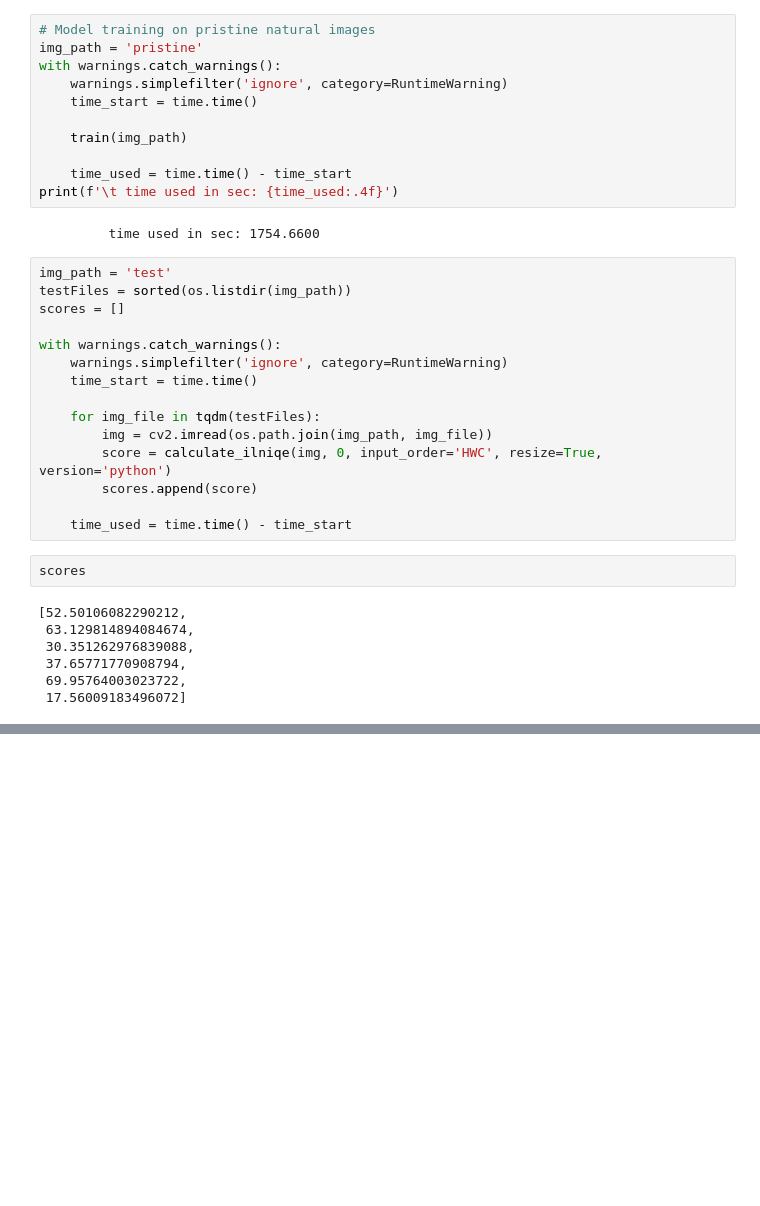
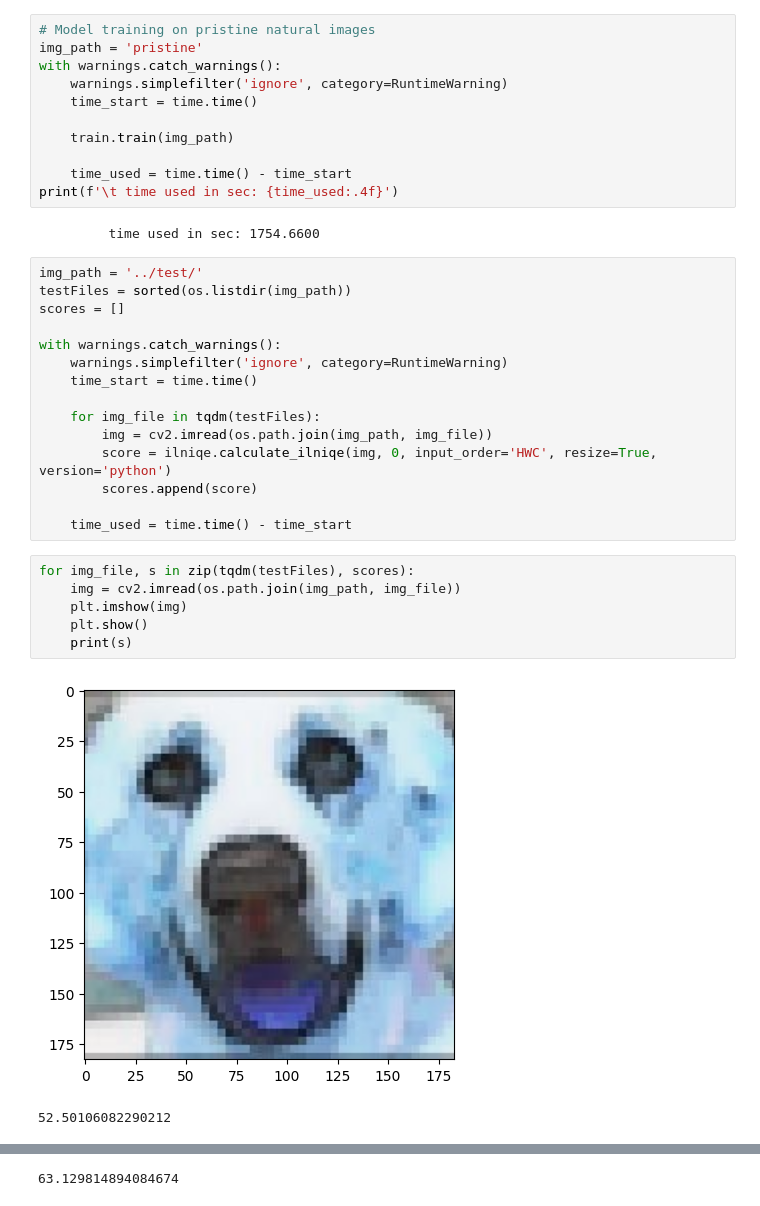
Before and after one commit to DikraMasrour-PhD/IL-NIQE-Experiments, a Jupyter notebook: Experiments/IL_NIQE_POC_natural_images.ipynb, the cells around one changed output, grey strips where cells are left out. Cells and saved outputs as stored; diff of their text form; blank space fills up the shorter version.

Commit message:
Update ILNIQE experiment

```diff
--- a/Experiments/IL_NIQE_POC_natural_images.ipynb
+++ b/Experiments/IL_NIQE_POC_natural_images.ipynb
@@ -25,14 +22,14 @@ with warnings.catch_warnings():
     warnings.simplefilter('ignore', category=RuntimeWarning)
     time_start = time.time()
 
-    train(img_path)
+    train.train(img_path)
 
     time_used = time.time() - time_start
 print(f'\t time used in sec: {time_used:.4f}')
 # %% [output]
          time used in sec: 1754.6600
 # %%
-img_path = 'test'
+img_path = '../test/'
 testFiles = sorted(os.listdir(img_path))
 scores = []
 
@@ -42,16 +39,16 @@ with warnings.catch_warnings():
 
     for img_file in tqdm(testFiles):
         img = cv2.imread(os.path.join(img_path, img_file))
-        score = calculate_ilniqe(img, 0, input_order='HWC', resize=True, version='python')
+        score = ilniqe.calculate_ilniqe(img, 0, input_order='HWC', resize=True, version='python')
         scores.append(score)
 
     time_used = time.time() - time_start
-# %%
-scores
-# %% [output]
-[52.50106082290212,
- 63.129814894084674,
- 30.351262976839088,
- 37.65771770908794,
- 69.95764003023722,
- 17.56009183496072]
+# %%
+for img_file, s in zip(tqdm(testFiles), scores):
+    img = cv2.imread(os.path.join(img_path, img_file))
+    plt.imshow(img)
+    plt.show()
+    print(s)
+# %% [output]
+[figure, added]
+52.50106082290212
@@ -57,0 +56 @@ scores
+63.129814894084674
```
Also changed, not shown: parts of 3 cells of this notebook.
